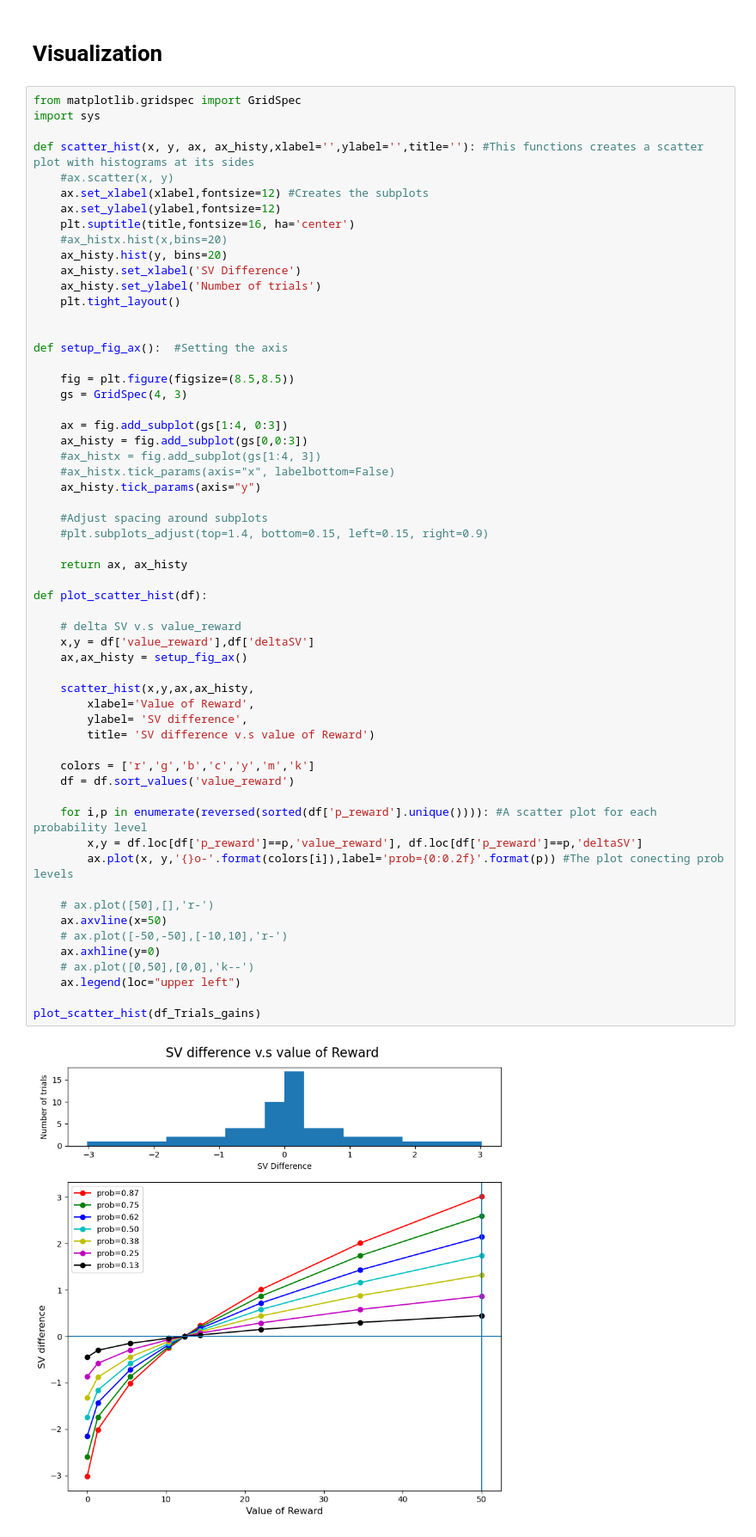
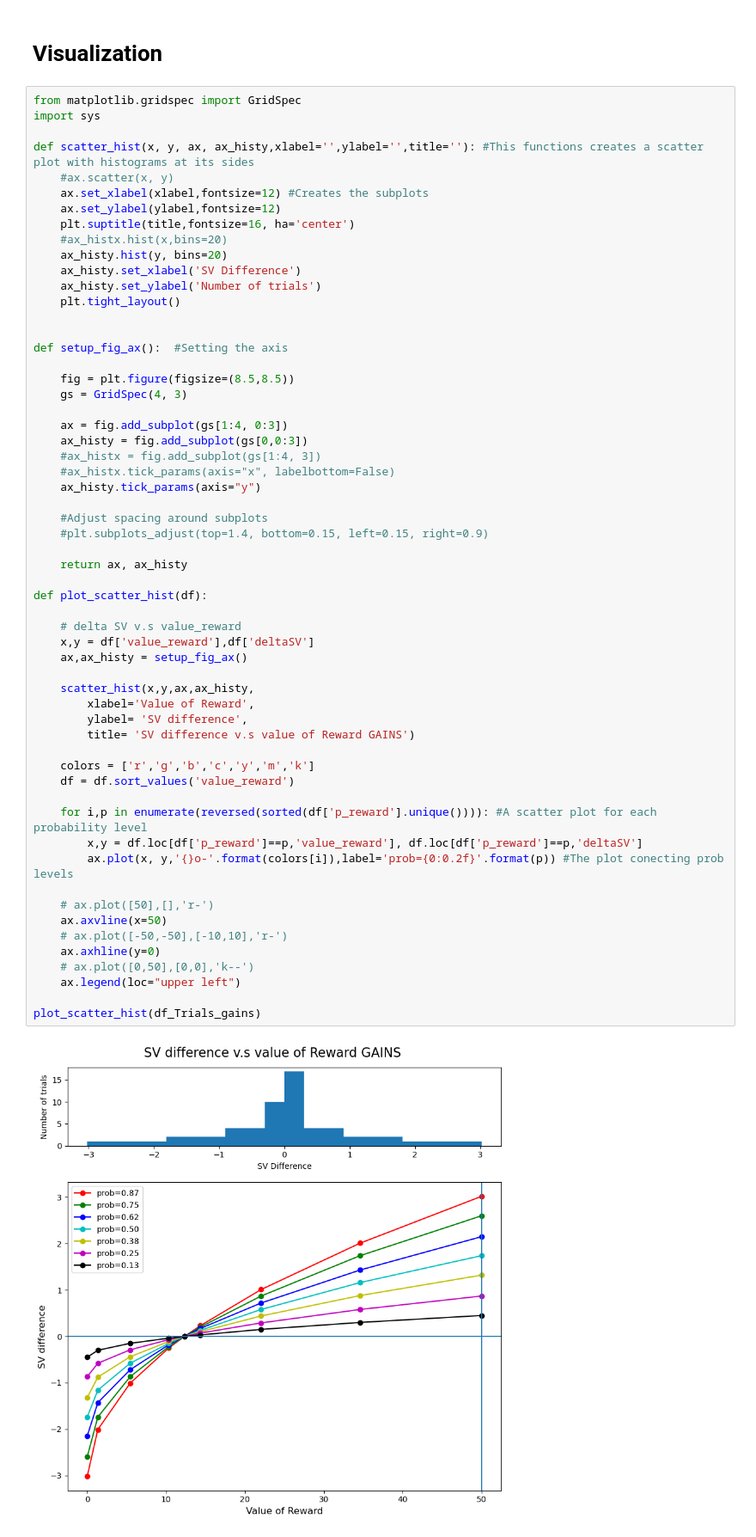
Before and after one commit to CDN-Lab/Adaptive_Choicesets, a Jupyter notebook: symmetrical_choice_set.ipynb, the cells around one changed output. Shown at 86% size. Cells and saved outputs as stored; diff of their text form.

Commit message:
Figure for participants SV losses, minor changes on output figures

```diff
--- a/symmetrical_choice_set.ipynb
+++ b/symmetrical_choice_set.ipynb
@@ -494,35 +518,35 @@ def setup_fig_ax():  #Setting the axis
 	#plt.subplots_adjust(top=1.4, bottom=0.15, left=0.15, right=0.9)
 
 	return ax, ax_histy
 
 def plot_scatter_hist(df):
 
 	# delta SV v.s value_reward
 	x,y = df['value_reward'],df['deltaSV']
 	ax,ax_histy = setup_fig_ax()
 
 	scatter_hist(x,y,ax,ax_histy,
 		xlabel='Value of Reward',
 		ylabel= 'SV difference',
-		title= 'SV difference v.s value of Reward')
+		title= 'SV difference v.s value of Reward GAINS')
 
 	colors = ['r','g','b','c','y','m','k']
 	df = df.sort_values('value_reward')
 
 	for i,p in enumerate(reversed(sorted(df['p_reward'].unique()))): #A scatter plot for each probability level
 		x,y = df.loc[df['p_reward']==p,'value_reward'], df.loc[df['p_reward']==p,'deltaSV']
 		ax.plot(x, y,'{}o-'.format(colors[i]),label='prob={0:0.2f}'.format(p)) #The plot conecting prob levels
 
 	# ax.plot([50],[],'r-')
 	ax.axvline(x=50)
 	# ax.plot([-50,-50],[-10,10],'r-')
 	ax.axhline(y=0)
 	# ax.plot([0,50],[0,0],'k--')
 	ax.legend(loc="upper left")
 
 plot_scatter_hist(df_Trials_gains)
 # %% [output]
-[figure, old version]
+[figure, new version]
 # %%
 from matplotlib.gridspec import GridSpec
 import sys
```
Also changed, not shown: parts of 3 cells of this notebook.
